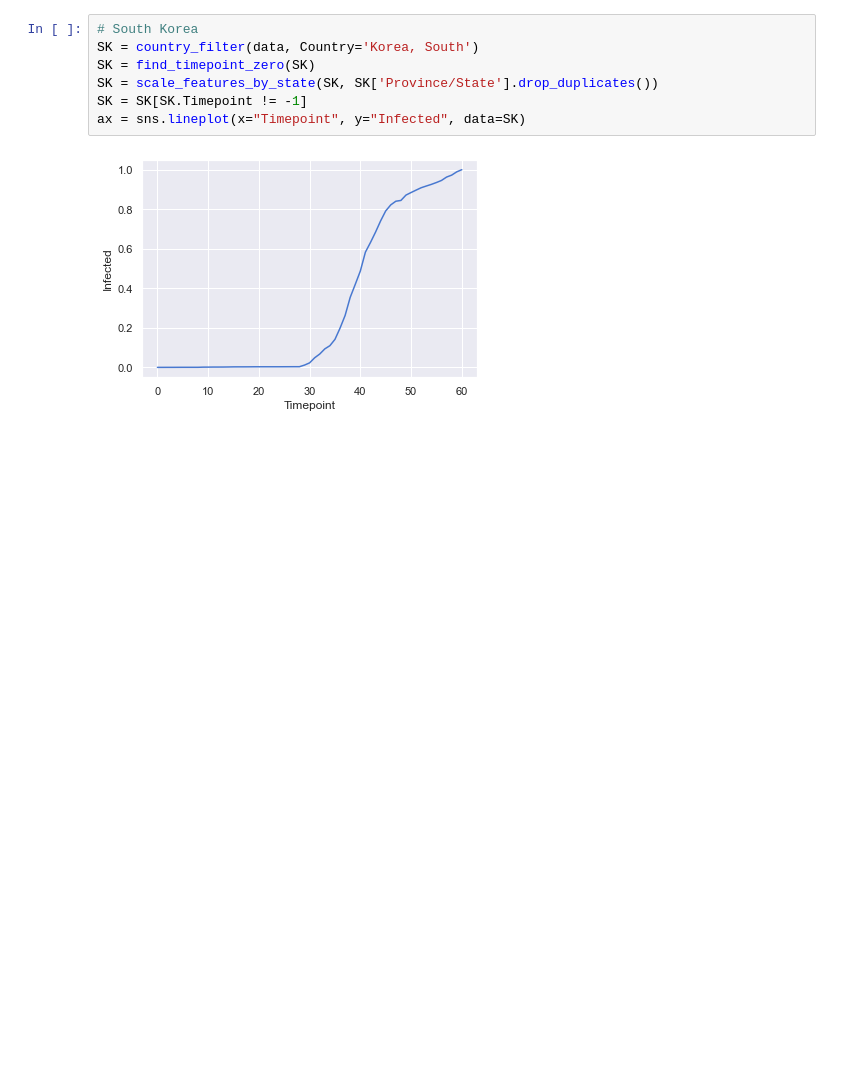
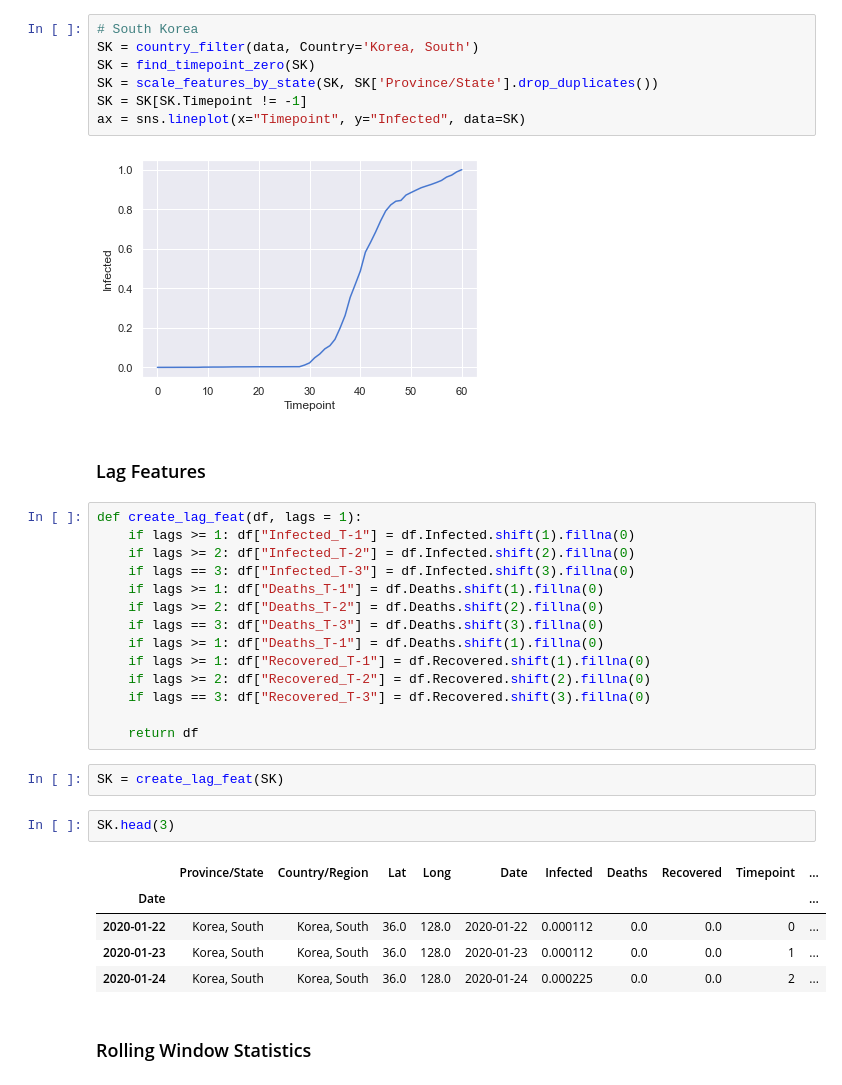
Before and after one commit to matthiasboeker/Covid_19_Forecast, a Jupyter notebook: Notebooks/Exploration.ipynb, the cells around one changed output. Drawn from its saved outputs; the diff is of its cells as text; blank space fills up the shorter version.

```diff
--- a/Notebooks/Exploration.ipynb
+++ b/Notebooks/Exploration.ipynb
@@ -85,3 +85,31 @@ SK = SK[SK.Timepoint != -1]
 ax = sns.lineplot(x="Timepoint", y="Infected", data=SK)
 # %% [output]
 [figure]
+# %% [markdown]
+### Lag Features
+# %%
+def create_lag_feat(df, lags = 1):
+    if lags >= 1: df["Infected_T-1"] = df.Infected.shift(1).fillna(0)
+    if lags >= 2: df["Infected_T-2"] = df.Infected.shift(2).fillna(0)
+    if lags == 3: df["Infected_T-3"] = df.Infected.shift(3).fillna(0)
+    if lags >= 1: df["Deaths_T-1"] = df.Deaths.shift(1).fillna(0)
+    if lags >= 2: df["Deaths_T-2"] = df.Deaths.shift(2).fillna(0)
+    if lags == 3: df["Deaths_T-3"] = df.Deaths.shift(3).fillna(0)
+    if lags >= 1: df["Deaths_T-1"] = df.Deaths.shift(1).fillna(0)
+    if lags >= 1: df["Recovered_T-1"] = df.Recovered.shift(1).fillna(0)
+    if lags >= 2: df["Recovered_T-2"] = df.Recovered.shift(2).fillna(0)
+    if lags == 3: df["Recovered_T-3"] = df.Recovered.shift(3).fillna(0)
+
+    return df
+# %%
+SK = create_lag_feat(SK)
+# %%
+SK.head(3)
+# %% [output]
+|  | Province/State | Country/Region | Lat | Long | Date | Infected | Deaths | Recovered | Timepoint | ... |
+| Date |  |  |  |  |  |  |  |  |  | ... |
+| 2020-01-22 | Korea, South | Korea, South | 36.0 | 128.0 | 2020-01-22 | 0.000112 | 0.0 | 0.0 | 0 | ... |
+| 2020-01-23 | Korea, South | Korea, South | 36.0 | 128.0 | 2020-01-23 | 0.000112 | 0.0 | 0.0 | 1 | ... |
+| 2020-01-24 | Korea, South | Korea, South | 36.0 | 128.0 | 2020-01-24 | 0.000225 | 0.0 | 0.0 | 2 | ... |
+# %% [markdown]
+### Rolling Window Statistics
```
Also changed, not shown: parts of 8 cells of this notebook.
